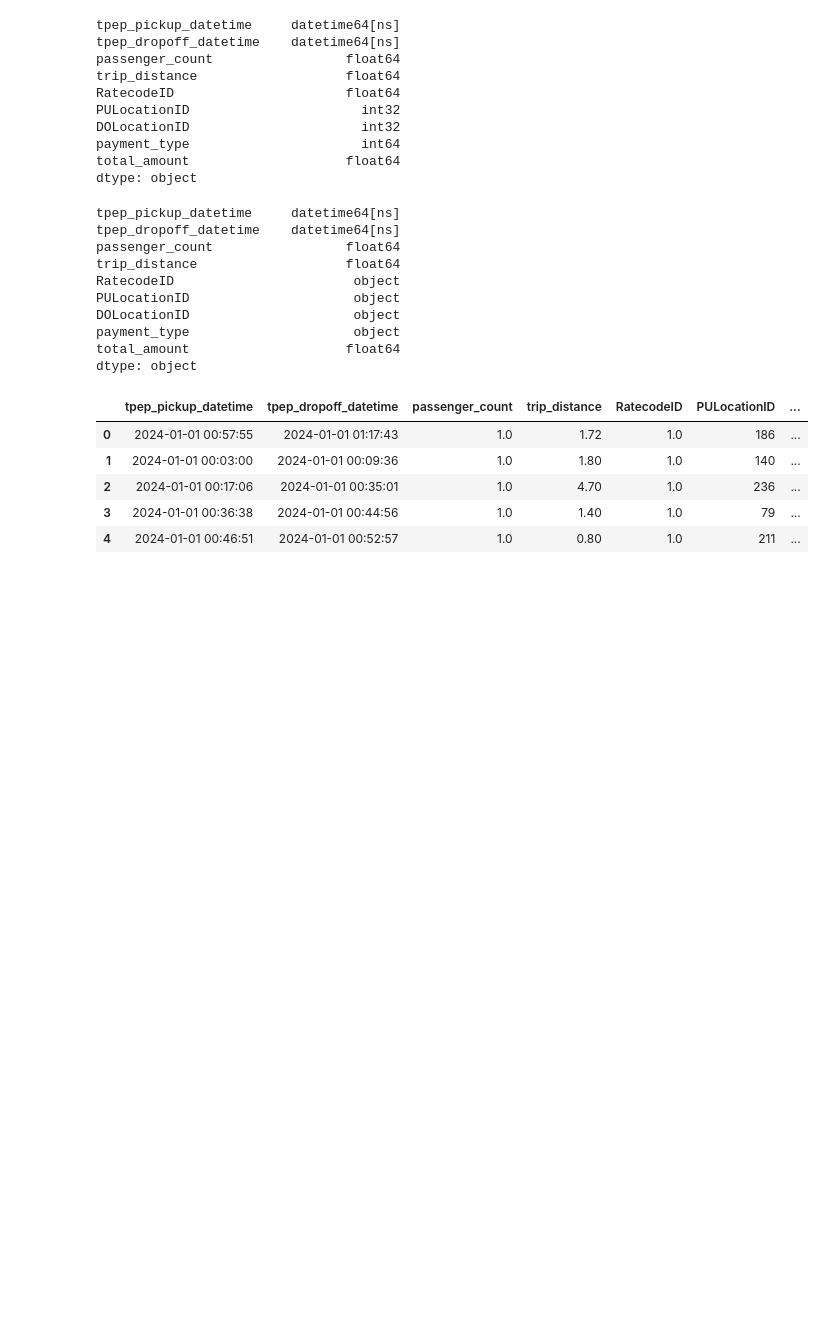
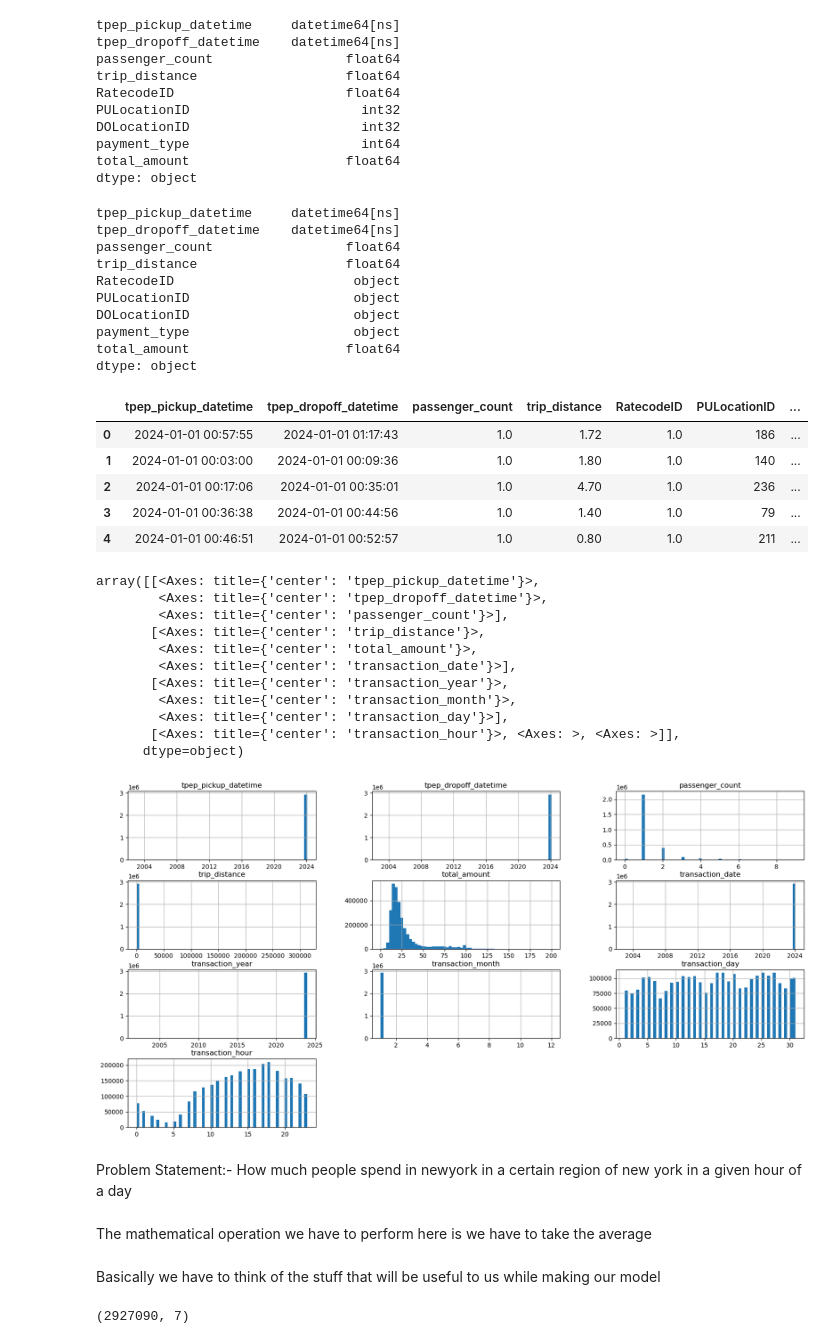
Before and after one commit to chitresh99/New-York-Taxi-Analysis, a Jupyter notebook: newyorktaxtanalysis.ipynb, the cells around one changed output. Cells and saved outputs as stored; diff of their text form; code cells hidden in the pictures; blank space fills up the shorter version.

```diff
--- a/newyorktaxtanalysis.ipynb
+++ b/newyorktaxtanalysis.ipynb
@@ -287,3 +287,25 @@ taxi_data_preparation.head()
 | 2 | 2024-01-01 00:17:06 | 2024-01-01 00:35:01 | 1.0 | 4.70 | 1.0 | 236 | ... |
 | 3 | 2024-01-01 00:36:38 | 2024-01-01 00:44:56 | 1.0 | 1.40 | 1.0 | 79 | ... |
 | 4 | 2024-01-01 00:46:51 | 2024-01-01 00:52:57 | 1.0 | 0.80 | 1.0 | 211 | ... |
+# %%
+taxi_data_preparation['transaction_date'] = pd.to_datetime(taxi_data_preparation['tpep_pickup_datetime'].dt.date)
+# -> we make it datetime again because it's very little use when it's just a string (can't compare, sort, etc.)
+taxi_data_preparation['transaction_year'] = taxi_data_preparation['tpep_pickup_datetime'].dt.year
+taxi_data_preparation['transaction_month'] = taxi_data_preparation['tpep_pickup_datetime'].dt.month
+taxi_data_preparation['transaction_day'] =  taxi_data_preparation['tpep_pickup_datetime'].dt.day
+taxi_data_preparation['transaction_hour'] = taxi_data_preparation['tpep_pickup_datetime'].dt.hour
+# %%
+taxi_data_preparation.hist(figsize=(20,10), bins=60)
+# %% [output]
+array([[<Axes: title={'center': 'tpep_pickup_datetime'}>,
+        <Axes: title={'center': 'tpep_dropoff_datetime'}>,
+        <Axes: title={'center': 'passenger_count'}>],
+       [<Axes: title={'center': 'trip_distance'}>,
+        <Axes: title={'center': 'total_amount'}>,
+        <Axes: title={'center': 'transaction_date'}>],
+       [<Axes: title={'center': 'transaction_year'}>,
+        <Axes: title={'center': 'transaction_month'}>,
+        <Axes: title={'center': 'transaction_day'}>],
+       [<Axes: title={'center': 'transaction_hour'}>, <Axes: >, <Axes: >]],
+      dtype=object)
+[figure, added]
@@ -289,0 +315,4 @@ taxi_data_preparation.head()
+# %% [markdown]
+Problem Statement:- How much people spend in newyork in a certain region of new york in a given hour of a day
+# %% [markdown]
+The mathematical operation we have to perform here is we have to take the average
@@ -289,0 +324,7 @@ taxi_data_preparation.head()
+# %% [markdown]
+Basically we have to think of the stuff that will be useful to us while making our model
+# %%
+main_taxi_df = taxi_data_preparation[all_needed_columns]
+print(main_taxi_df.shape)
+# %% [output]
+(2927090, 7)
```
Also changed, not shown: parts of 15 cells of this notebook.
